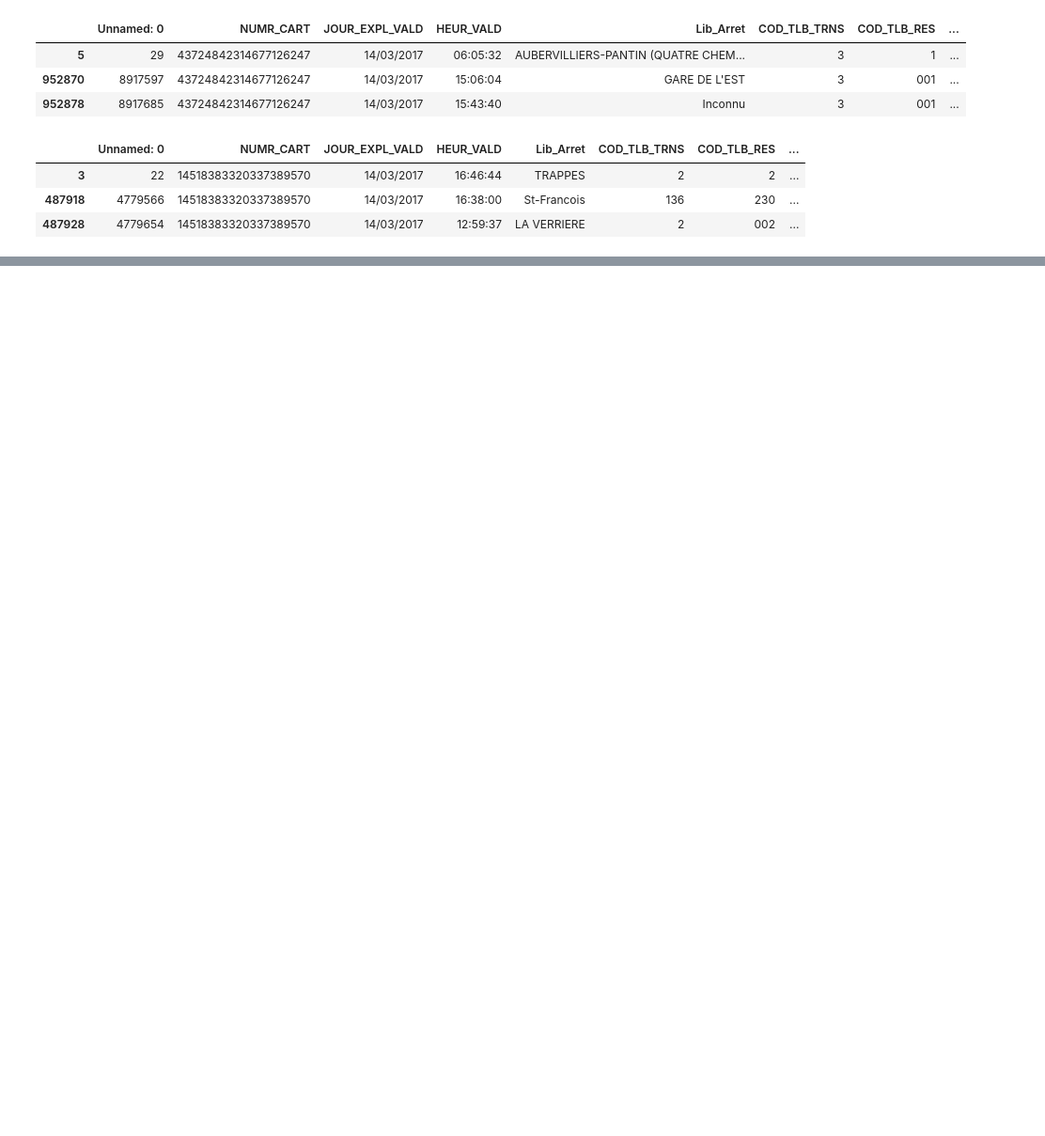
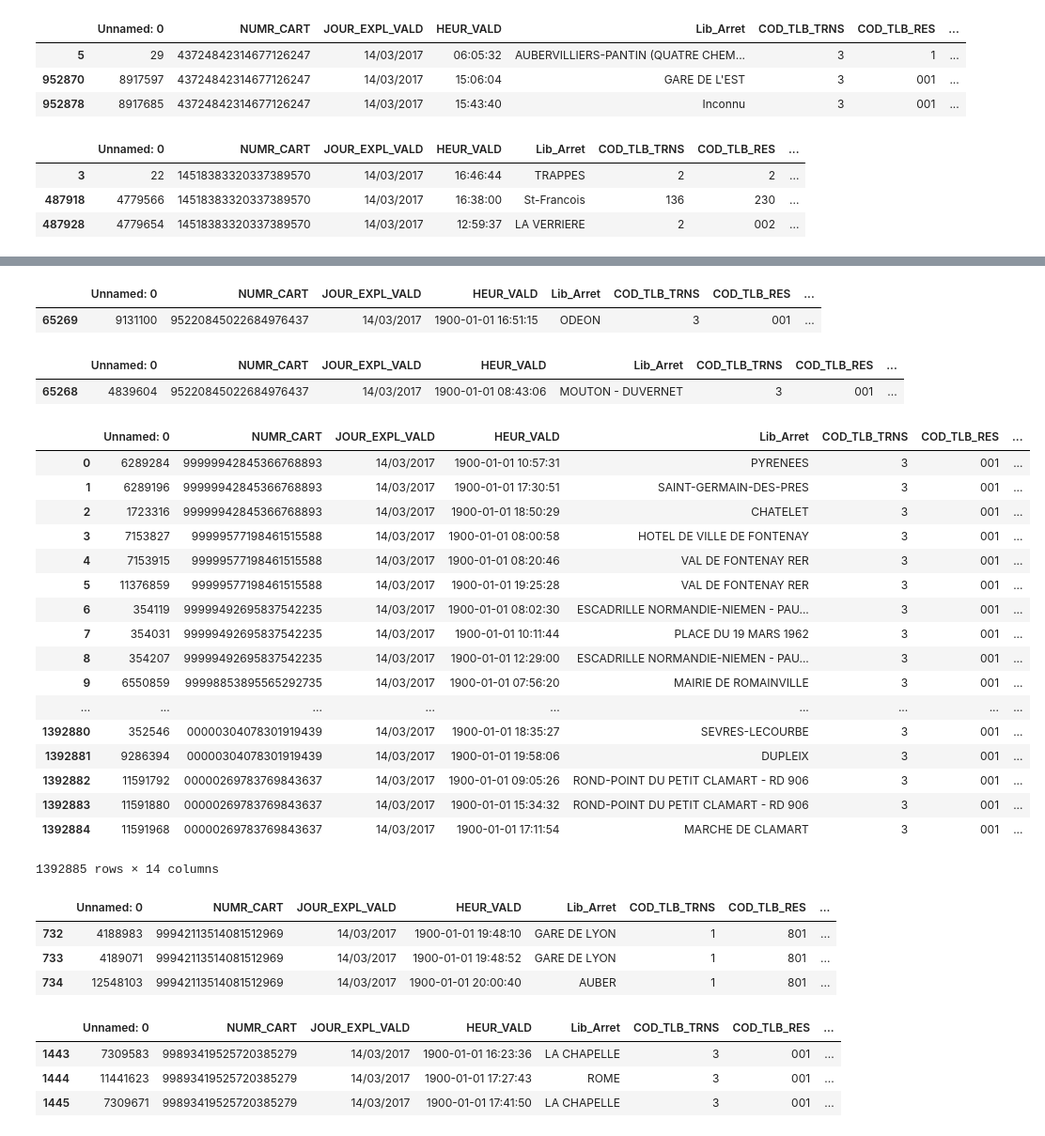
Before and after one commit to Leoyao87820984/Handle_AFC_data, a Jupyter notebook: Handle_AFC_individuel_3.ipynb, the cells around one changed output, grey strips where cells are left out. Shown at 94% size. Saved outputs shown, nothing was run; the diff lists cells and outputs as text; code cells hidden in the pictures; blank space fills up the shorter version.

```diff
--- a/Handle_AFC_individuel_3.ipynb
+++ b/Handle_AFC_individuel_3.ipynb
@@ -72,0 +80,3 @@ data[data['NUMR_CART'] == '14518383320337389570']
+# %%
+data['COD_NATR_VALD'] = data['COD_NATR_VALD'].astype('str')
+data['HEUR_VALD'] = pd.to_datetime(data['HEUR_VALD'], format='%H:%M:%S')
@@ -72,0 +87,36 @@ data[data['NUMR_CART'] == '14518383320337389570']
+# %%
+data_sort = data.sort_values(['NUMR_CART','HEUR_VALD'], ascending=[False, True])
+data_sort = data_sort.reset_index(drop = True)
+# %%
+test1 = data_sort[data_sort['Unnamed: 0'] == 9131100]
+test1
+# %% [output]
+|  | Unnamed: 0 | NUMR_CART | JOUR_EXPL_VALD | HEUR_VALD | Lib_Arret | COD_TLB_TRNS | COD_TLB_RES | ... |
+| 65269 | 9131100 | 95220845022684976437 | 14/03/2017 | 1900-01-01 16:51:15 | ODEON | 3 | 001 | ... |
+# %%
+test2 = data_sort[data_sort['Unnamed: 0'] == 4839604]
+test2
+# %% [output]
+|  | Unnamed: 0 | NUMR_CART | JOUR_EXPL_VALD | HEUR_VALD | Lib_Arret | COD_TLB_TRNS | COD_TLB_RES | ... |
+| 65268 | 4839604 | 95220845022684976437 | 14/03/2017 | 1900-01-01 08:43:06 | MOUTON - DUVERNET | 3 | 001 | ... |
+# %%
+data_sort
+# %% [output]
+|  | Unnamed: 0 | NUMR_CART | JOUR_EXPL_VALD | HEUR_VALD | Lib_Arret | COD_TLB_TRNS | COD_TLB_RES | ... |
+| 0 | 6289284 | 99999942845366768893 | 14/03/2017 | 1900-01-01 10:57:31 | PYRENEES | 3 | 001 | ... |
+| 1 | 6289196 | 99999942845366768893 | 14/03/2017 | 1900-01-01 17:30:51 | SAINT-GERMAIN-DES-PRES | 3 | 001 | ... |
+| 2 | 1723316 | 99999942845366768893 | 14/03/2017 | 1900-01-01 18:50:29 | CHATELET | 3 | 001 | ... |
+| 3 | 7153827 | 99999577198461515588 | 14/03/2017 | 1900-01-01 08:00:58 | HOTEL DE VILLE DE FONTENAY | 3 | 001 | ... |
+| 4 | 7153915 | 99999577198461515588 | 14/03/2017 | 1900-01-01 08:20:46 | VAL DE FONTENAY RER | 3 | 001 | ... |
+| 5 | 11376859 | 99999577198461515588 | 14/03/2017 | 1900-01-01 19:25:28 | VAL DE FONTENAY RER | 3 | 001 | ... |
+| 6 | 354119 | 99999492695837542235 | 14/03/2017 | 1900-01-01 08:02:30 | ESCADRILLE NORMANDIE-NIEMEN - PAU... | 3 | 001 | ... |
+| 7 | 354031 | 99999492695837542235 | 14/03/2017 | 1900-01-01 10:11:44 | PLACE DU 19 MARS 1962 | 3 | 001 | ... |
+| 8 | 354207 | 99999492695837542235 | 14/03/2017 | 1900-01-01 12:29:00 | ESCADRILLE NORMANDIE-NIEMEN - PAU... | 3 | 001 | ... |
+| 9 | 6550859 | 99998853895565292735 | 14/03/2017 | 1900-01-01 07:56:20 | MAIRIE DE ROMAINVILLE | 3 | 001 | ... |
+| ... | ... | ... | ... | ... | ... | ... | ... | ... |
+| 1392880 | 352546 | 00000304078301919439 | 14/03/2017 | 1900-01-01 18:35:27 | SEVRES-LECOURBE | 3 | 001 | ... |
+| 1392881 | 9286394 | 00000304078301919439 | 14/03/2017 | 1900-01-01 19:58:06 | DUPLEIX | 3 | 001 | ... |
+| 1392882 | 11591792 | 00000269783769843637 | 14/03/2017 | 1900-01-01 09:05:26 | ROND-POINT DU PETIT CLAMART - RD 906 | 3 | 001 | ... |
+| 1392883 | 11591880 | 00000269783769843637 | 14/03/2017 | 1900-01-01 15:34:32 | ROND-POINT DU PETIT CLAMART - RD 906 | 3 | 001 | ... |
+| 1392884 | 11591968 | 00000269783769843637 | 14/03/2017 | 1900-01-01 17:11:54 | MARCHE DE CLAMART | 3 | 001 | ... |
+1392885 rows × 14 columns
@@ -72,0 +173,14 @@ data[data['NUMR_CART'] == '14518383320337389570']
+# %%
+data_sort[data_sort['NUMR_CART'] == '99942113514081512969']
+# %% [output]
+|  | Unnamed: 0 | NUMR_CART | JOUR_EXPL_VALD | HEUR_VALD | Lib_Arret | COD_TLB_TRNS | COD_TLB_RES | ... |
+| 732 | 4188983 | 99942113514081512969 | 14/03/2017 | 1900-01-01 19:48:10 | GARE DE LYON | 1 | 801 | ... |
+| 733 | 4189071 | 99942113514081512969 | 14/03/2017 | 1900-01-01 19:48:52 | GARE DE LYON | 1 | 801 | ... |
+| 734 | 12548103 | 99942113514081512969 | 14/03/2017 | 1900-01-01 20:00:40 | AUBER | 1 | 801 | ... |
+# %%
+data_sort[data_sort['NUMR_CART'] == '99893419525720385279']
+# %% [output]
+|  | Unnamed: 0 | NUMR_CART | JOUR_EXPL_VALD | HEUR_VALD | Lib_Arret | COD_TLB_TRNS | COD_TLB_RES | ... |
+| 1443 | 7309583 | 99893419525720385279 | 14/03/2017 | 1900-01-01 16:23:36 | LA CHAPELLE | 3 | 001 | ... |
+| 1444 | 11441623 | 99893419525720385279 | 14/03/2017 | 1900-01-01 17:27:43 | ROME | 3 | 001 | ... |
+| 1445 | 7309671 | 99893419525720385279 | 14/03/2017 | 1900-01-01 17:41:50 | LA CHAPELLE | 3 | 001 | ... |
```
Also changed, not shown: parts of 36 cells of this notebook, 1 other file.
